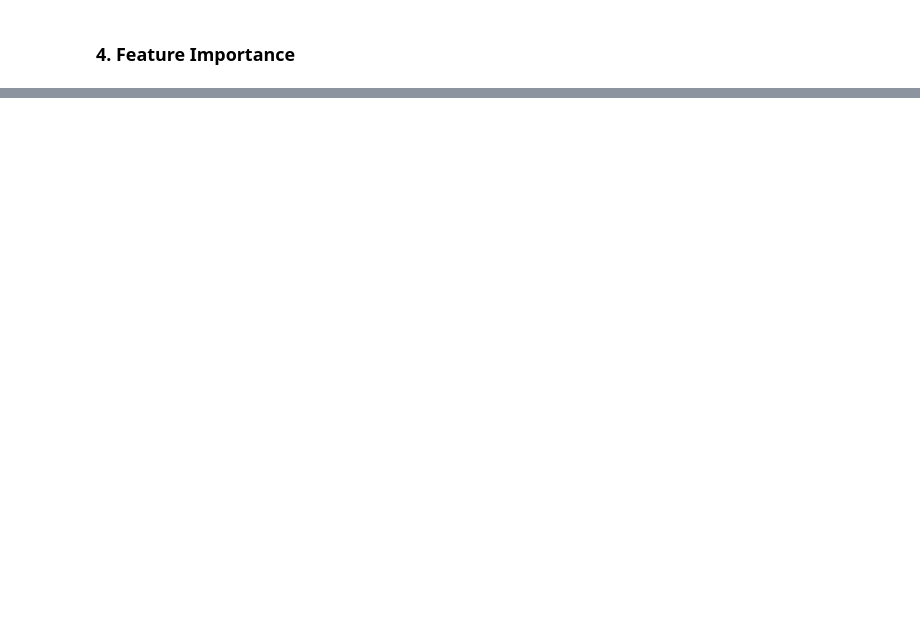
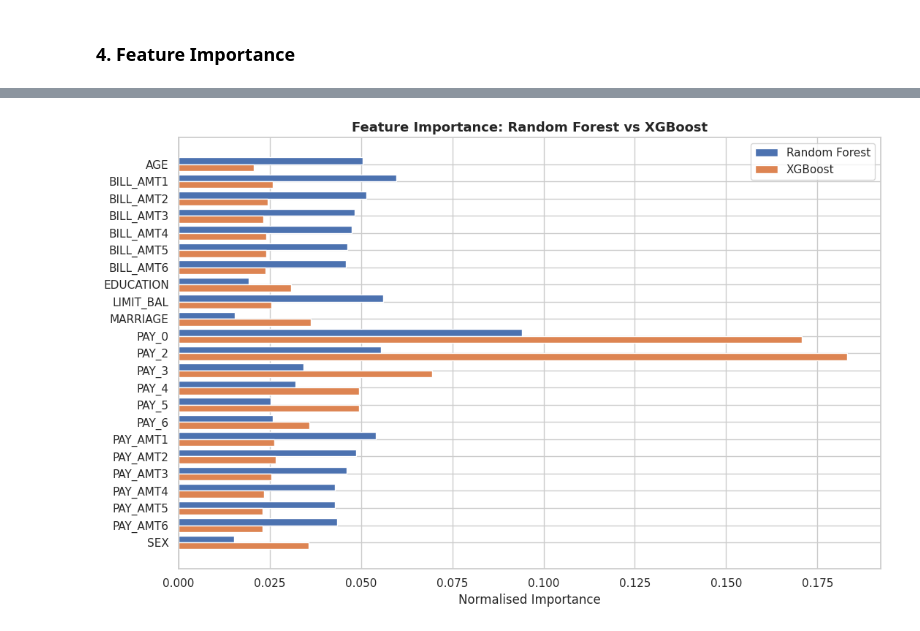
Before and after one commit to riccardo03/FinTech-Project, a Jupyter notebook: project.ipynb, the cells around one changed output, grey strips where cells are left out. Drawn from its saved outputs; the diff is of its cells as text; code cells hidden in the pictures; blank space fills up the shorter version.

```diff
--- a/project.ipynb
+++ b/project.ipynb
@@ -375,22 +399,21 @@ After  SMOTE — 0: 18,691  1: 18,691  ratio: 1.00:1
 # %%
 from sklearn.model_selection import GridSearchCV
 
-# --- Stage 1: broad random search on SMOTE-balanced training set ---
+# --- Stage 1: broad random search (3-fold CV, 15 iterations) ---
 param_dist = {
-    "n_estimators":      [100, 200, 300, 500],
-    "max_depth":         [None, 5, 10, 15, 20],
+    "n_estimators":      [100, 200, 300],
+    "max_depth":         [5, 10, 15, 20],
     "min_samples_split": [2, 5, 10],
     "min_samples_leaf":  [1, 2, 4],
-    "max_features":      ["sqrt", "log2", 0.5],
-    # class_weight not needed: SMOTE already balanced the classes
+    "max_features":      ["sqrt", "log2"],
 }
 
-cv = StratifiedKFold(n_splits=5, shuffle=True, random_state=42)
+cv = StratifiedKFold(n_splits=3, shuffle=True, random_state=42)
 
 random_search = RandomizedSearchCV(
     RandomForestClassifier(random_state=42, n_jobs=-1),
     param_distributions=param_dist,
-    n_iter=30,
+    n_iter=15,
     scoring="roc_auc",
     cv=cv,
     random_state=42,
@@ -402,22 +425,21 @@ bp = random_search.best_params_
 print("Stage 1 best params:", bp)
 print(f"Stage 1 best CV ROC-AUC: {random_search.best_score_:.4f}")
 
-# --- Stage 2: narrow GridSearchCV around stage-1 best values ---
+# --- Stage 2: narrow GridSearchCV (±1 step around best values, 3-fold CV) ---
 def neighbours(val, step, n=1, min_val=1):
     return sorted({max(min_val, val + i * step) for i in range(-n, n + 1)})
 
 fine_grid = {
     "n_estimators":      neighbours(bp["n_estimators"],      50),
-    "max_depth":         ([bp["max_depth"]] if bp["max_depth"] is None
-                          else neighbours(bp["max_depth"], 3, min_val=3)),
-    "min_samples_split": neighbours(bp["min_samples_split"], 2, min_val=2),
-    "min_samples_leaf":  neighbours(bp["min_samples_leaf"],  1, min_val=1),
+    "max_depth":         neighbours(bp["max_depth"],          2, min_val=3),
+    "min_samples_split": neighbours(bp["min_samples_split"],  2, min_val=2),
+    "min_samples_leaf":  neighbours(bp["min_samples_leaf"],   1, min_val=1),
     "max_features":      [bp["max_features"]],
 }
 n_combos = 1
 for v in fine_grid.values():
     n_combos *= len(v)
-print(f"\nStage 2 grid → {n_combos} combinations × 5 folds = {n_combos*5} fits")
+print(f"\nStage 2 grid → {n_combos} combinations × 3 folds = {n_combos*3} fits")
 
 grid_search = GridSearchCV(
     RandomForestClassifier(random_state=42, n_jobs=-1),
@@ -489,0 +914,23 @@ print(importances.nlargest(5).round(4))
+# %%
+# Side-by-side feature importance: which features both models agree on?
+imp_rf  = pd.Series(best_rf.feature_importances_,  index=feature_cols).sort_values(ascending=False)
+imp_xgb = pd.Series(best_xgb.feature_importances_, index=feature_cols).sort_values(ascending=False)
+
+imp_df = pd.DataFrame({"Random Forest": imp_rf, "XGBoost": imp_xgb})
+imp_df = imp_df.div(imp_df.sum())  # normalise so both sum to 1
+
+fig, ax = plt.subplots(figsize=(11, 7))
+x = np.arange(len(imp_df))
+w = 0.4
+ax.barh(x + w/2, imp_df["Random Forest"].values[::-1], w, label="Random Forest", color="#4C72B0", edgecolor="white")
+ax.barh(x - w/2, imp_df["XGBoost"].values[::-1],       w, label="XGBoost",       color="#DD8452", edgecolor="white")
+ax.set_yticks(x)
+ax.set_yticklabels(imp_df.index[::-1])
+ax.set_xlabel("Normalised Importance")
+ax.set_title("Feature Importance: Random Forest vs XGBoost", fontsize=13, fontweight="bold")
+ax.legend()
+plt.tight_layout()
+plt.savefig("plot_importance_comparison.png", dpi=150, bbox_inches="tight")
+plt.show()
+# %% [output]
+[figure, added]
```
Also changed, not shown: parts of 23 cells of this notebook, 9 other files.
